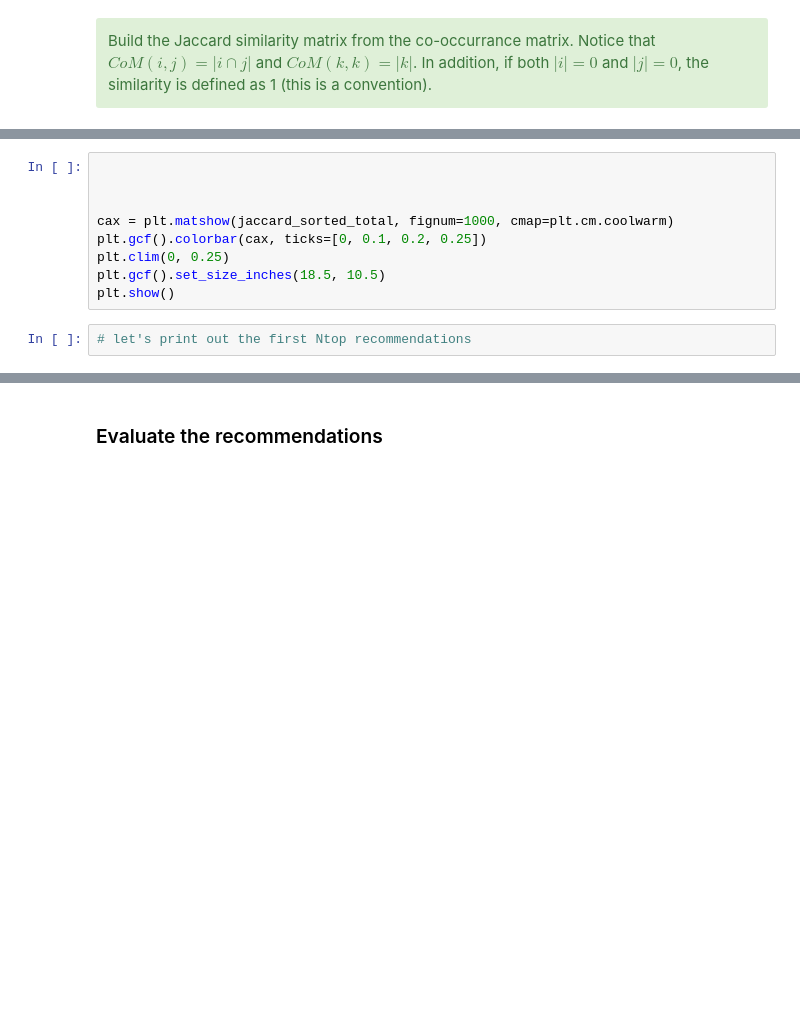
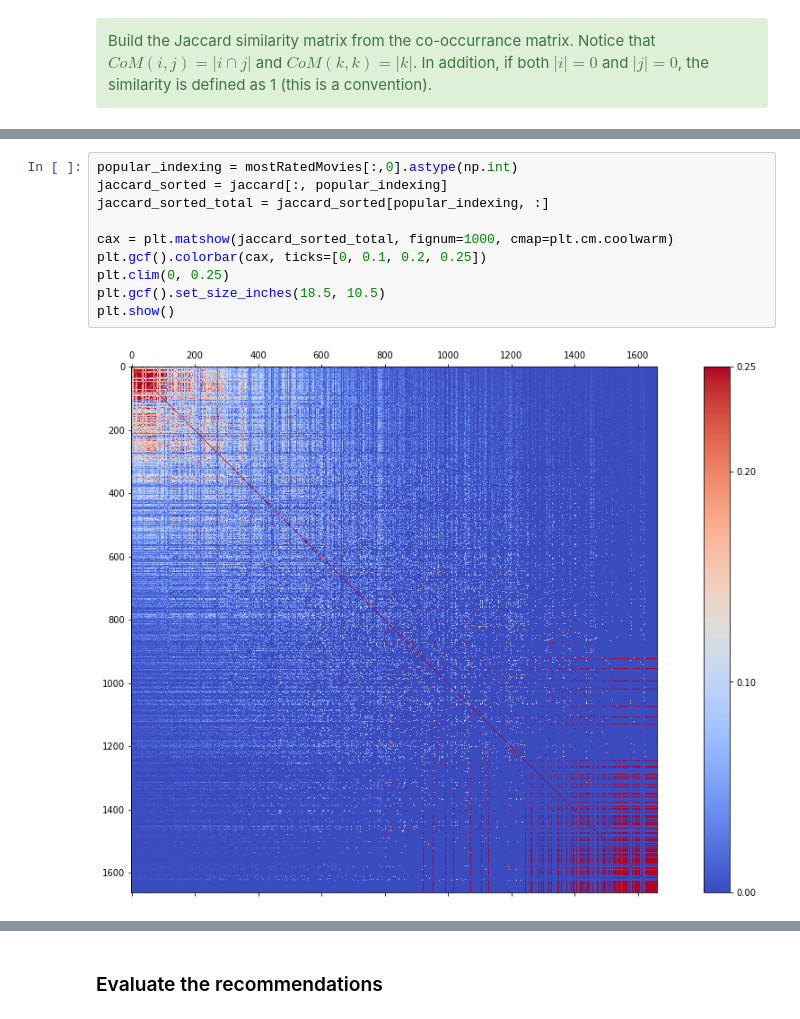
Before and after one commit to toniet/ClasesMaster, a Jupyter notebook: RecommenderSystems/RecSys_student_version.ipynb, the cells around one changed output, grey strips where cells are left out. Saved outputs shown, nothing was run; the diff lists cells and outputs as text; blank space fills up the shorter version.

```diff
--- a/RecommenderSystems/RecSys_student_version.ipynb
+++ b/RecommenderSystems/RecSys_student_version.ipynb
@@ -581,11 +1431,12 @@ plt.show()
 # %%
-
-
+popular_indexing = mostRatedMovies[:,0].astype(np.int)
+jaccard_sorted = jaccard[:, popular_indexing]
+jaccard_sorted_total = jaccard_sorted[popular_indexing, :]
 
 cax = plt.matshow(jaccard_sorted_total, fignum=1000, cmap=plt.cm.coolwarm)
 plt.gcf().colorbar(cax, ticks=[0, 0.1, 0.2, 0.25])
 plt.clim(0, 0.25)
 plt.gcf().set_size_inches(18.5, 10.5)
 plt.show()
+# %% [output]
+[figure, added]
-# %%
-# let's print out the first Ntop recommendations
```
Also changed, not shown: parts of 146 cells of this notebook.
